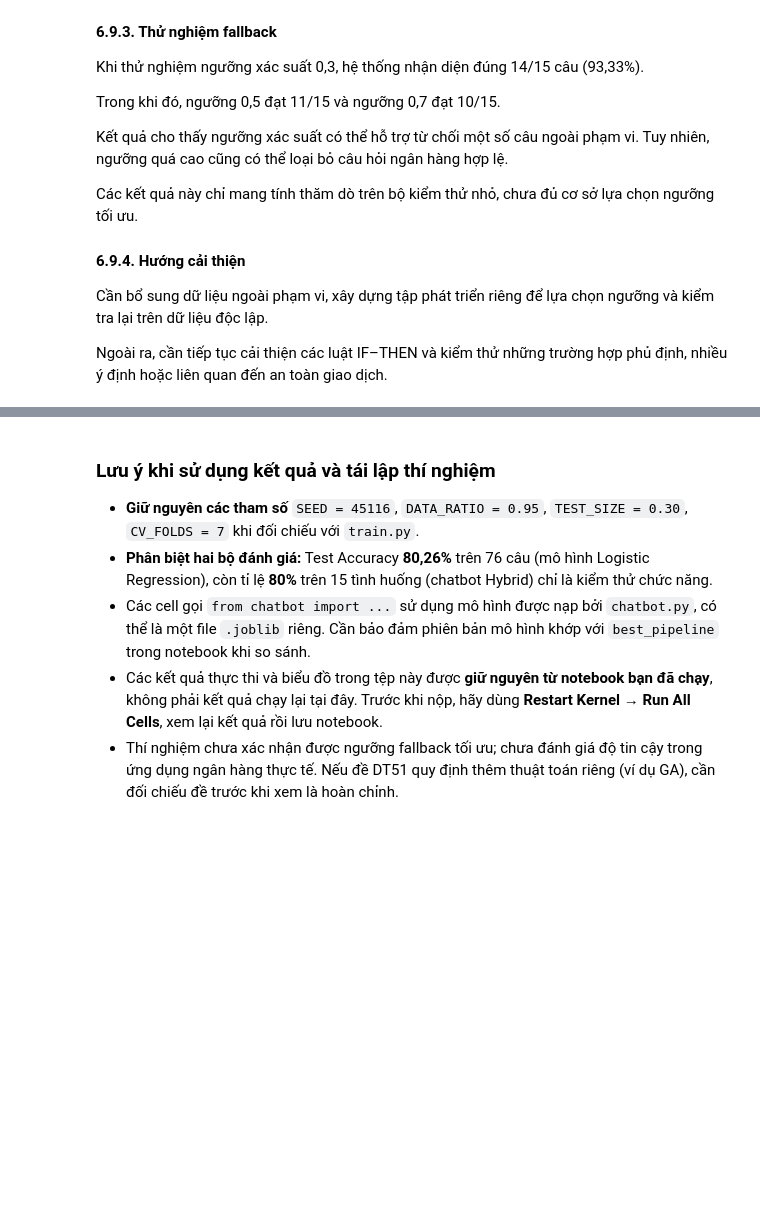
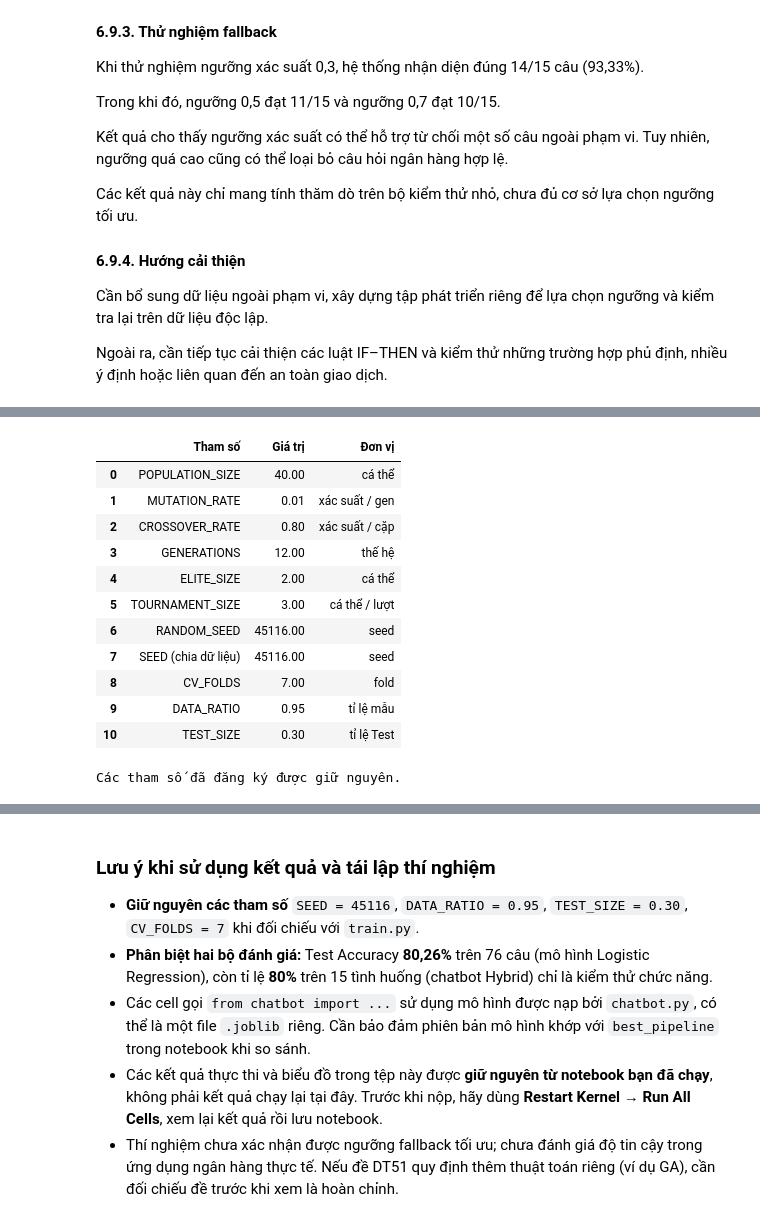
Before and after one commit to NAUTH05/Bank_AI_Assistant, a Jupyter notebook: DT51.ipynb, the cells around one changed output, grey strips where cells are left out. Saved outputs shown, nothing was run; the diff lists cells and outputs as text; code cells hidden in the pictures; blank space fills up the shorter version.

```diff
--- a/DT51.ipynb
+++ b/DT51.ipynb
@@ -1039,0 +1242,37 @@ Ngoài ra, cần tiếp tục cải thiện các luật IF–THEN và kiểm th
+# %%
+# Bảng cấu hình thí nghiệm
+bang_cau_hinh = pd.DataFrame([
+    ("POPULATION_SIZE", config.population_size, "cá thể"),
+    ("MUTATION_RATE", config.mutation_rate, "xác suất / gen"),
+    ("CROSSOVER_RATE", config.crossover_rate, "xác suất / cặp"),
+    ("GENERATIONS", config.generations, "thế hệ"),
+    ("ELITE_SIZE", config.elite_size, "cá thể"),
+    ("TOURNAMENT_SIZE", config.tournament_size, "cá thể / lượt"),
+    ("RANDOM_SEED", config.random_seed, "seed"),
+    ("SEED (chia dữ liệu)", ga.SEED, "seed"),
+    ("CV_FOLDS", ga.CV_FOLDS, "fold"),
+    ("DATA_RATIO", ga.DATA_RATIO, "tỉ lệ mẫu"),
+    ("TEST_SIZE", ga.TEST_SIZE, "tỉ lệ Test"),
+], columns=["Tham số", "Giá trị", "Đơn vị"])
+
+display(bang_cau_hinh)
+
+# Khẳng định các tham số đã đăng ký không bị thay đổi
+assert config.population_size == 40
+assert config.mutation_rate == 0.01
+assert config.random_seed == 45116
+print("Các tham số đã đăng ký được giữ nguyên.")
+# %% [output]
+|  | Tham số | Giá trị | Đơn vị |
+| 0 | POPULATION_SIZE | 40.00 | cá thể |
+| 1 | MUTATION_RATE | 0.01 | xác suất / gen |
+| 2 | CROSSOVER_RATE | 0.80 | xác suất / cặp |
+| 3 | GENERATIONS | 12.00 | thế hệ |
+| 4 | ELITE_SIZE | 2.00 | cá thể |
+| 5 | TOURNAMENT_SIZE | 3.00 | cá thể / lượt |
+| 6 | RANDOM_SEED | 45116.00 | seed |
+| 7 | SEED (chia dữ liệu) | 45116.00 | seed |
+| 8 | CV_FOLDS | 7.00 | fold |
+| 9 | DATA_RATIO | 0.95 | tỉ lệ mẫu |
+| 10 | TEST_SIZE | 0.30 | tỉ lệ Test |
+Các tham số đã đăng ký được giữ nguyên.
```
Also changed, not shown: parts of 30 cells of this notebook, 21 other files.
